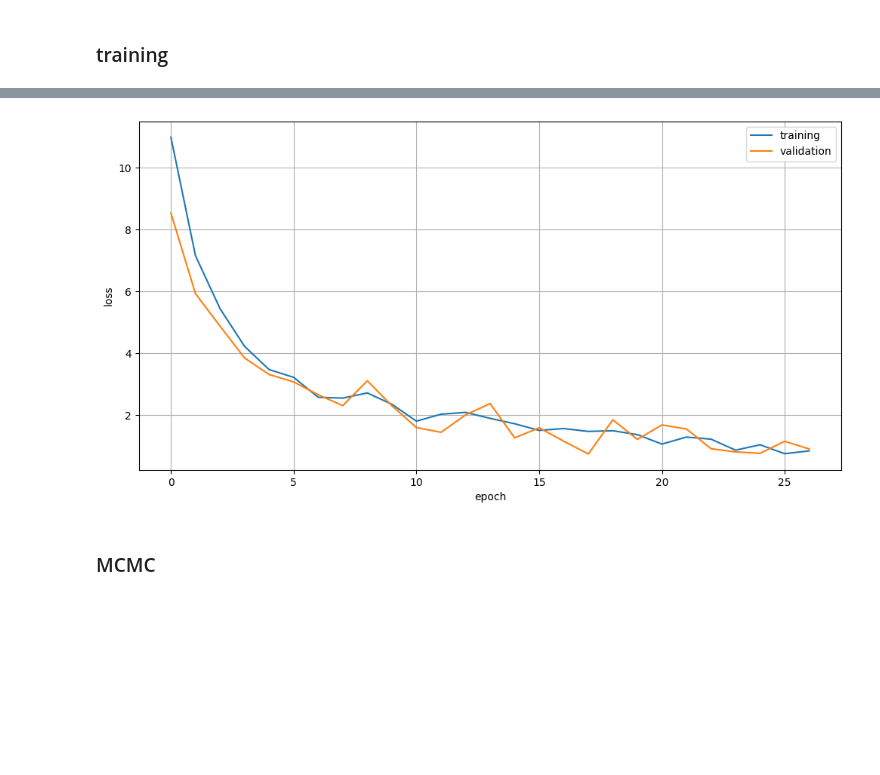
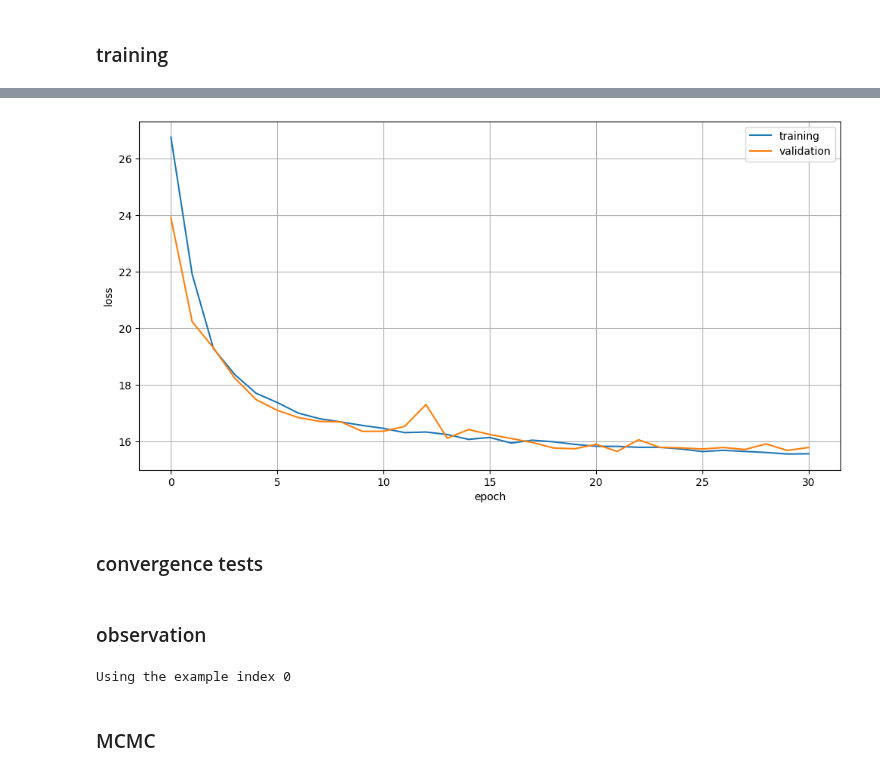
Before and after one commit to des-science/multiprobe-simulation-inference, a Jupyter notebook: notebooks/flow_conductor_human.ipynb, the cells around one changed output, grey strips where cells are left out. Cells and saved outputs as stored; diff of their text form; code cells hidden in the pictures; blank space fills up the shorter version.

Commit message:
implemented diagnostics for human summaries

```diff
--- a/notebooks/flow_conductor_human.ipynb
+++ b/notebooks/flow_conductor_human.ipynb
@@ -29,7 +29,7 @@ conf = files.load_config("/global/homes/a/athomsen/multiprobe-simulation-forward
 base_dir = "/pscratch/sd/a/athomsen/DESY3/v6/linear_bias"
 out_dir = "/pscratch/sd/a/athomsen/run_files/v6"
 
-pca_components = 10
+pca_components = 20
 
 # lensing only
 params = ["Om", "s8", "w0", "Aia", "n_Aia"]
@@ -52,7 +52,7 @@ with_cross_probe = False
 # with_cross_z = True
 # with_cross_probe = True
 
-label = f"lensing={with_lensing},clustering={with_clustering},cross_z={with_cross_z},cross_probe={with_cross_probe},pca={pca_components}_flow"
+label = f"lensing={with_lensing},clustering={with_clustering},cross_z={with_cross_z},cross_probe={with_cross_probe},pca={pca_components}"
 
 bin_indices, bin_names = cross_statistics.get_cross_bin_indices(
         with_lensing=with_lensing,
@@ -62,5 +62,3 @@ bin_indices, bin_names = cross_statistics.get_cross_bin_indices(
 )
 # %% [markdown]
 #### power spectra
-# %%
-file_dict = preprocessing.load_human_summaries(os.path.join(base_dir, "cls"), "cls")
@@ -164,7 +143,7 @@ x_dim = grid_summs.shape[-1]
 theta_dim = grid_cosmos.shape[-1]
 
 # shared hyperparameters
-context_embedding_dim = 64
+context_embedding_dim = 32
 
 embedding_net = architecture.get_context_embedding_net(
     context_dim=theta_dim,
@@ -182,11 +161,11 @@ base_dist = architecture.get_normal_dist(
 transform = architecture.get_sigmoids_transform(
     feature_dim=x_dim,
     context_embedding_dim=context_embedding_dim,
-    n_layers=5,
-    hidden_dim=256,
+    n_layers=4,
+    hidden_dim=64,
     svd_kwargs={},
     sigmoids_kwargs={
-        "n_sigmoids": 20,
+        "n_sigmoids": 10,
         "num_blocks": 3,
         "dropout_probability": 0.0,
     }
@@ -199,6 +178,7 @@ flow = LikelihoodFlow(
     base_dist=base_dist,
     transform=transform,
     out_dir=out_dir,
-    label=label
+    label=label,
+    load_existing=False,
 )
 # %% [output]
@@ -212,13 +194,14 @@ flow.fit(
     theta=grid_cosmos,
     n_epochs=100,
     # dataset
-    batch_size=1024,
+    batch_size=1000,
     vali_split=0.1,
     # optimizer
     learning_rate=1e-3,
     weight_decay=0.0,
     clip_by_global_norm=100.0,
-    learning_rate_min=1e-6,
+    # scheduler
+    scheduler_type="cosine",
     # early stopping
     n_patience_epochs=10,
     min_delta=0.0,
@@ -231 +216,3 @@ flow.fit(
-[figure, old version]
+[figure, new version]
+# %% [markdown]
+### convergence tests
@@ -232,3 +254,13 @@ flow.fit(
+# %% [markdown]
+### observation
+# %%
+i_obs = 0
+# i_obs = np.argmin(np.sum(np.square(np.median(fidu_preds, axis=0, keepdims=True) - fidu_preds), axis=-1))
+
+print(f"Using the example index {i_obs}")
+obs_pred = fidu_summs[i_obs]
+# %% [output]
+Using the example index 0
 # %% [markdown]
 ### MCMC
 # %%
```
Also changed, not shown: parts of 12 cells of this notebook, 4 other files.
